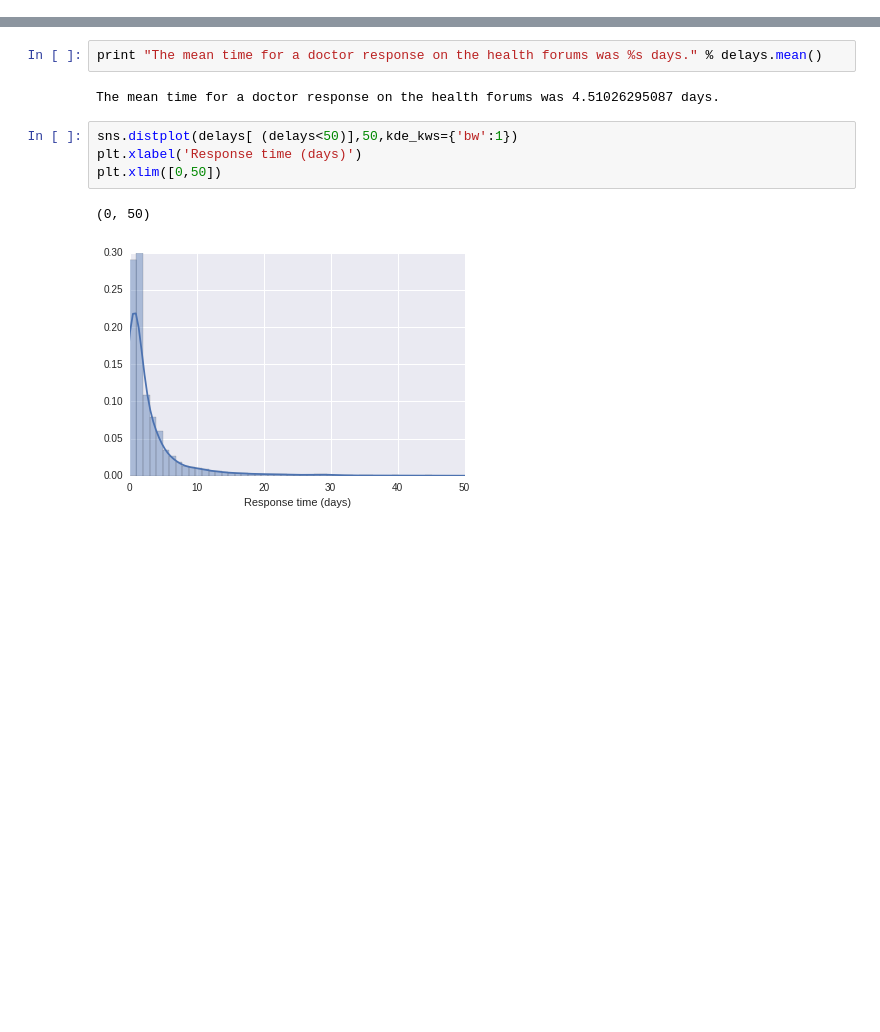
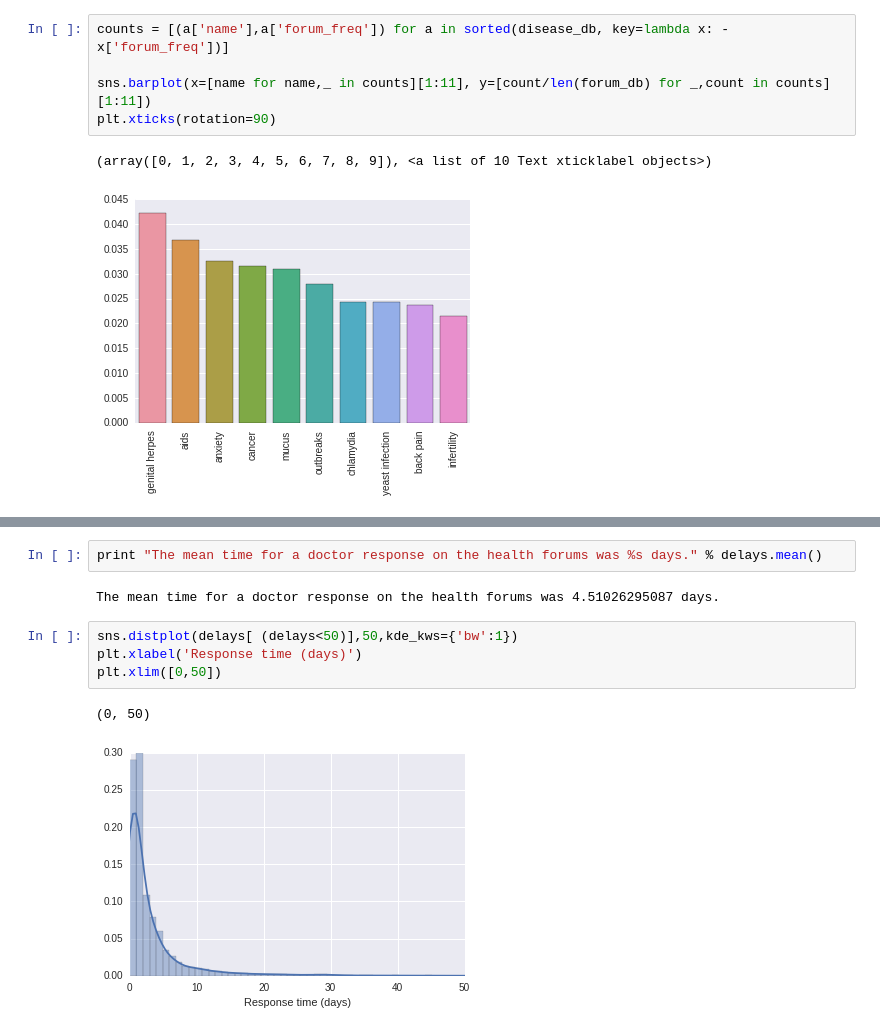
Before and after one commit to lots-of-things/health-forum-analysis, a Jupyter notebook: dataset_stats.ipynb, the cells around one changed output, grey strips where cells are left out. Saved outputs shown, nothing was run; the diff lists cells and outputs as text; blank space fills up the shorter version.

```diff
--- a/dataset_stats.ipynb
+++ b/dataset_stats.ipynb
@@ -47,0 +33,8 @@ df['response_time']=pd.to_datetime(df['response_time'])
+# %%
+counts = [(a['name'],a['forum_freq']) for a in sorted(disease_db, key=lambda x: -x['forum_freq'])]
+
+sns.barplot(x=[name for name,_ in counts][1:11], y=[count/len(forum_db) for _,count in counts][1:11])
+plt.xticks(rotation=90)
+# %% [output]
+(array([0, 1, 2, 3, 4, 5, 6, 7, 8, 9]), <a list of 10 Text xticklabel objects>)
+[figure, added]
```
Also changed, not shown: parts of 21 cells of this notebook, 20 other files.
